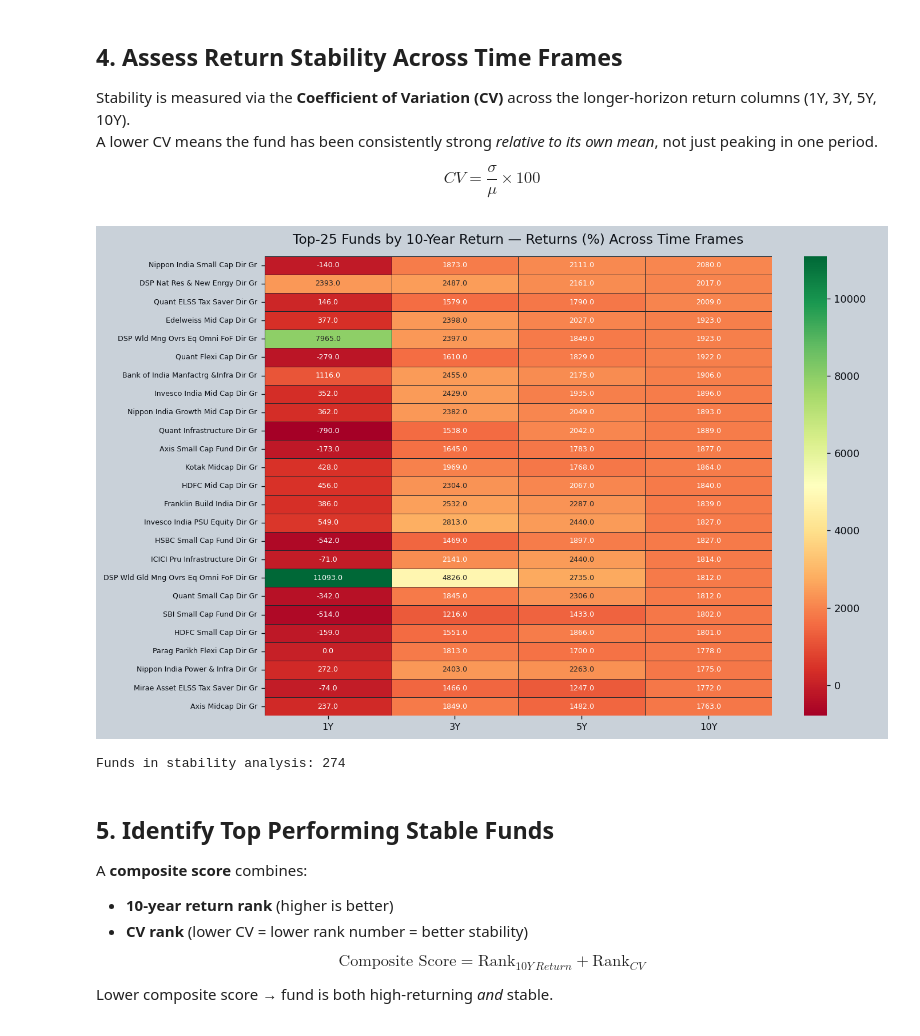
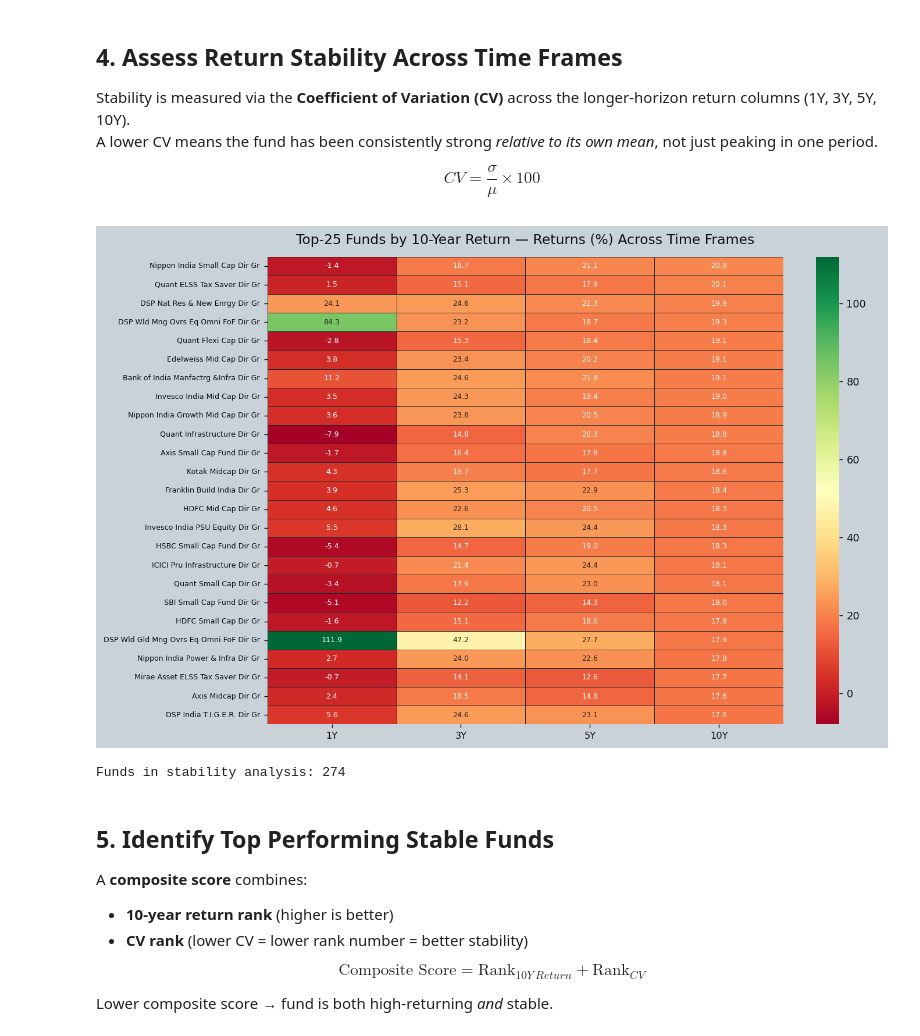
Before and after one commit to ParikhKadam/stock-trader, a Jupyter notebook: mutualfunds/mutual_fund_analysis.ipynb, the cells around one changed output. Saved outputs shown, nothing was run; the diff lists cells and outputs as text; code cells hidden in the pictures.

```diff
--- a/mutualfunds/mutual_fund_analysis.ipynb
+++ b/mutualfunds/mutual_fund_analysis.ipynb
@@ -140,38 +140,36 @@ STABILITY_COLS = ["1Y", "3Y", "5Y", "10Y"]
 sub = df[["Short Name", "Category Name", "Crisil Rating", "AuM (Cr)"] + STABILITY_COLS].copy()
 sub = sub.dropna(subset=STABILITY_COLS)   # keep only funds with full history
 
-# Returns are fractions → convert to % for readability
-sub[STABILITY_COLS] = sub[STABILITY_COLS] * 100
-
+# Returns are already in % points from preprocessing
 sub["mean_return"] = sub[STABILITY_COLS].mean(axis=1)
 sub["std_return"]  = sub[STABILITY_COLS].std(axis=1)
 sub["CV"]          = (sub["std_return"] / sub["mean_return"].abs()) * 100
 
 # Heatmap: top 25 by 10Y return, columns = time-frame returns
 top25 = sub.nlargest(25, "10Y").reset_index(drop=True)
 
 fig, ax = plt.subplots(figsize=(11, 7))
 heat_data = top25.set_index("Short Name")[STABILITY_COLS]
 sns.heatmap(
     heat_data,
     annot=True, fmt=".1f",
     cmap="RdYlGn",
     linewidths=0.4, linecolor="#21262d",
     ax=ax,
     annot_kws={"size": 7},
     cbar_kws={"label": "Return (%)"},
 )
 ax.set_title("Top-25 Funds by 10-Year Return — Returns (%) Across Time Frames", pad=12, fontsize=13)
 ax.set_xlabel("")
 ax.set_ylabel("")
 ax.tick_params(axis="y", labelsize=7)
 ax.tick_params(axis="x", labelsize=9)
 plt.tight_layout()
 plt.show()
 
 print(f"\nFunds in stability analysis: {len(sub)}")
 # %% [output]
-[figure, old version]
+[figure, new version]
 Funds in stability analysis: 274
 # %% [markdown]
 ## 5. Identify Top Performing Stable Funds
```
Also changed, not shown: parts of 7 cells of this notebook, 4 other files.
